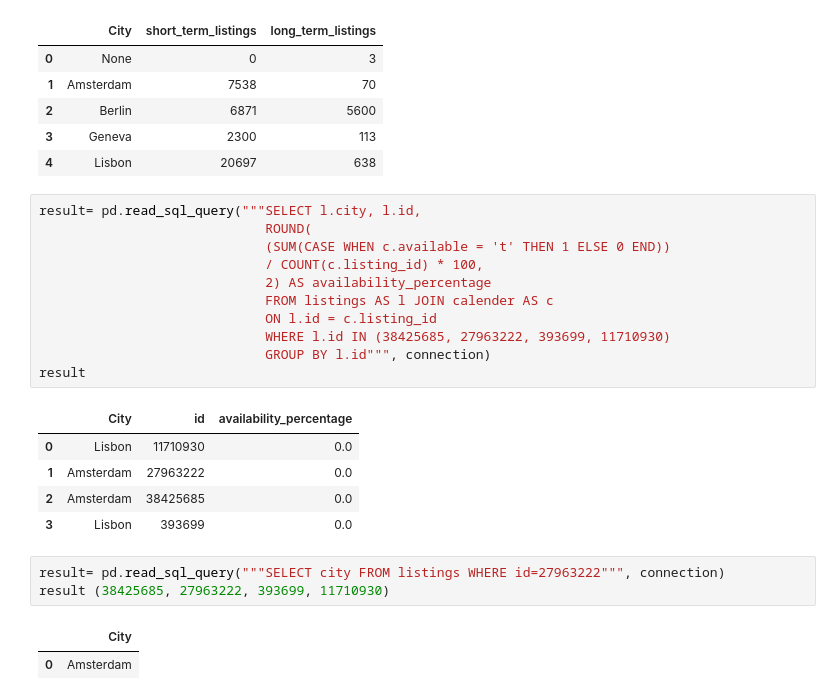
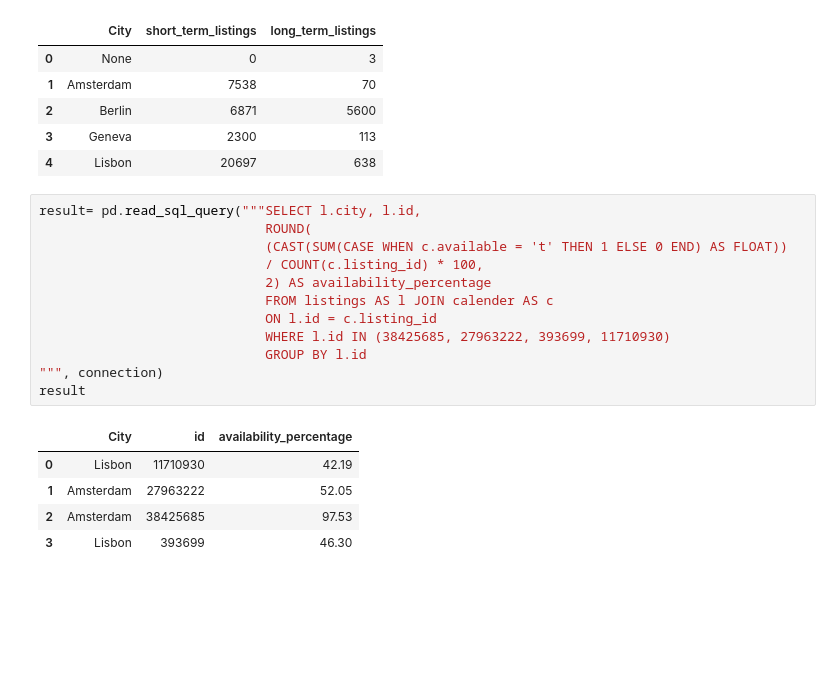
Before and after one commit to calebade/SQLite_in_Python, a Jupyter notebook: Copy_of_Homework_Lab3.ipynb, the cells around one changed output. Saved outputs shown, nothing was run; the diff lists cells and outputs as text; blank space fills up the shorter version.

```diff
--- a/Copy_of_Homework_Lab3.ipynb
+++ b/Copy_of_Homework_Lab3.ipynb
@@ -244,23 +244,18 @@ result
 # %%
 result= pd.read_sql_query("""SELECT l.city, l.id,
                              ROUND(
-                             (SUM(CASE WHEN c.available = 't' THEN 1 ELSE 0 END))
+                             (CAST(SUM(CASE WHEN c.available = 't' THEN 1 ELSE 0 END) AS FLOAT))
                              / COUNT(c.listing_id) * 100,
                              2) AS availability_percentage
                              FROM listings AS l JOIN calender AS c
                              ON l.id = c.listing_id
                              WHERE l.id IN (38425685, 27963222, 393699, 11710930)
-                             GROUP BY l.id""", connection)
+                             GROUP BY l.id
+""", connection)
 result
 # %% [output]
 |  | City | id | availability_percentage |
-| 0 | Lisbon | 11710930 | 0.0 |
-| 1 | Amsterdam | 27963222 | 0.0 |
-| 2 | Amsterdam | 38425685 | 0.0 |
-| 3 | Lisbon | 393699 | 0.0 |
+| 0 | Lisbon | 11710930 | 42.19 |
+| 1 | Amsterdam | 27963222 | 52.05 |
+| 2 | Amsterdam | 38425685 | 97.53 |
+| 3 | Lisbon | 393699 | 46.30 |
-# %%
-result= pd.read_sql_query("""SELECT city FROM listings WHERE id=27963222""", connection)
-result (38425685, 27963222, 393699, 11710930)
-# %% [output]
-|  | City |
-| 0 | Amsterdam |
```
Also changed, not shown: parts of 4 cells of this notebook.
